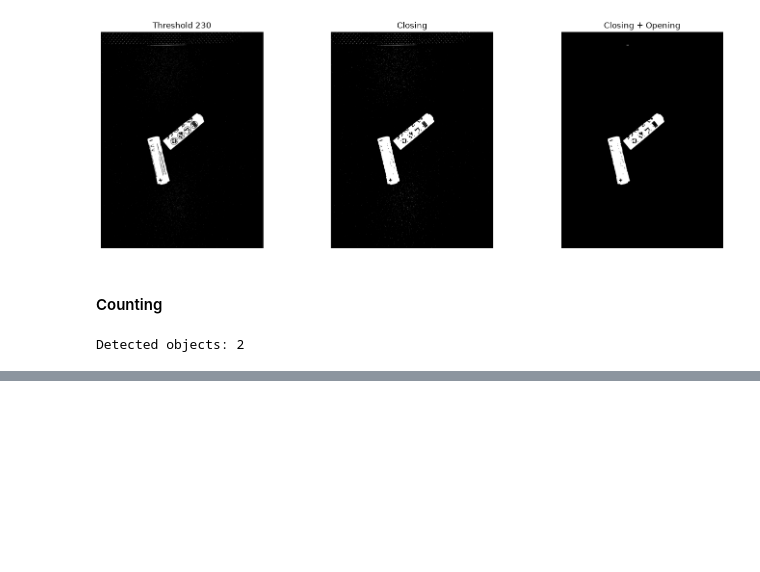
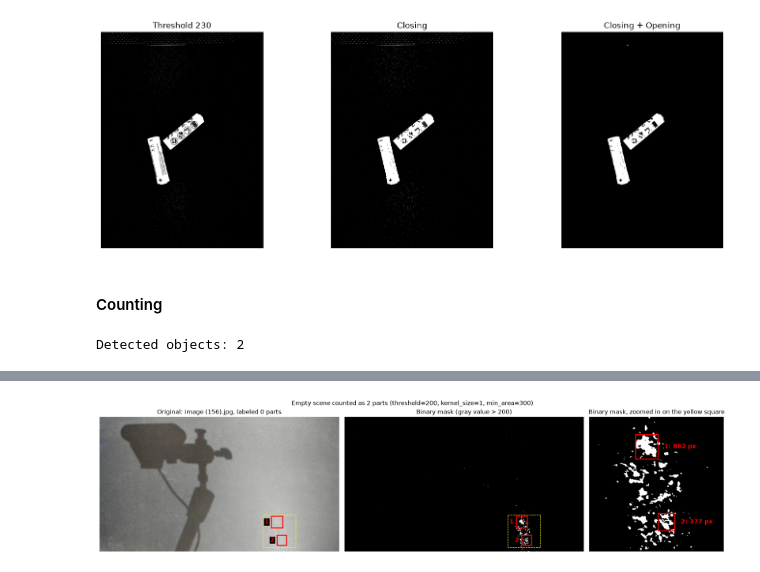
Before and after one commit to Ruben-Parra-Montenegro/Computer_Vision_Counting, a Jupyter notebook: Part_Counting.ipynb, the cells around one changed output, grey strips where cells are left out. Drawn from its saved outputs; the diff is of its cells as text; code cells hidden in the pictures; blank space fills up the shorter version.

Commit message:
cleaning things up and having claude put together some experiments for me(not part of main work in implementing algorithms so its ok)

```diff
--- a/Part_Counting.ipynb
+++ b/Part_Counting.ipynb
@@ -303,0 +356,54 @@ Detected objects: 2
+# %%
+from matplotlib.patches import Rectangle
+
+# Square window around the regions that passed, for the zoomed-in view
+ZOOM = 130
+center_x = int(np.mean([x + w / 2 for x, y, w, h, area in passed]))
+center_y = int(np.mean([y + h / 2 for x, y, w, h, area in passed]))
+left, top = center_x - ZOOM, center_y - ZOOM
+
+label_style = dict(color="red", fontsize=12, fontweight="bold", va="center",
+                   bbox=dict(facecolor="black", edgecolor="none", pad=1.5))
+
+fig, ax = plt.subplots(1, 3, figsize=(18, 4.6), width_ratios=[16, 16, 9])
+
+ax[0].imshow(cv2.cvtColor(empty_scene, cv2.COLOR_BGR2RGB))
+ax[0].set_title("Original: image (156).jpg, labeled 0 parts")
+
+ax[1].imshow(empty_mask, cmap='gray', vmin=0, vmax=255)
+ax[1].set_title(f"Binary mask (gray value > {THRESHOLD})")
+
+ax[2].imshow(empty_mask, cmap='gray', vmin=0, vmax=255)
+ax[2].set_xlim(left, left + 2 * ZOOM)
+ax[2].set_ylim(top + 2 * ZOOM, top)
+ax[2].set_title("Binary mask, zoomed in on the yellow square")
+
+for a in ax[:2]:
+    a.add_patch(Rectangle((left, top), 2 * ZOOM, 2 * ZOOM,
+                          fill=False, edgecolor="yellow", linewidth=1, linestyle="--"))
+
+for number, (x, y, w, h, area) in enumerate(passed, start=1):
+
+    # Full views: the regions are small, so draw the box bigger than the region
+    for a in ax[:2]:
+        a.add_patch(Rectangle((x - 25, y - 25), w + 50, h + 50,
+                              fill=False, edgecolor="red", linewidth=2))
+        a.text(x - 45, y + h / 2, str(number), ha="right", **label_style)
+
+    # Zoomed view: box drawn tight around the region
+    ax[2].add_patch(Rectangle((x - 2, y - 2), w + 4, h + 4,
+                              fill=False, edgecolor="red", linewidth=2))
+    ax[2].text(x + w + 14, y + h / 2, f"{number}: {area} px", **label_style)
+
+for a in ax:
+    a.axis("off")
+
+fig.suptitle(f"Empty scene counted as {predicted} parts "
+             f"(threshold={THRESHOLD}, kernel_size={KERNEL_SIZE}, min_area={MIN_AREA})")
+plt.tight_layout()
+
+# Saved so the README can show it
+fig.savefig("images/failure_image_156.png", dpi=110, bbox_inches="tight")
+plt.show()
+# %% [output]
+[figure, added]
```
Also changed, not shown: parts of 2 cells of this notebook, 17 other files.
